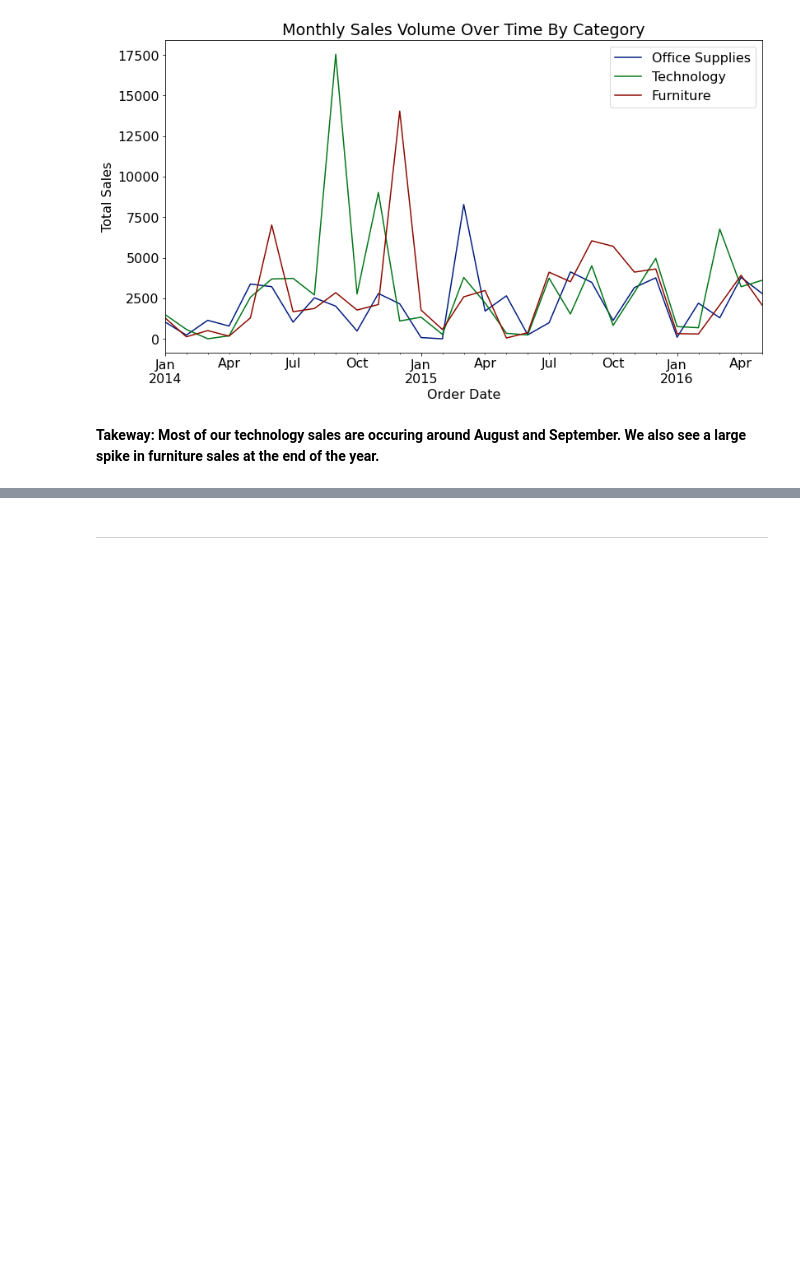
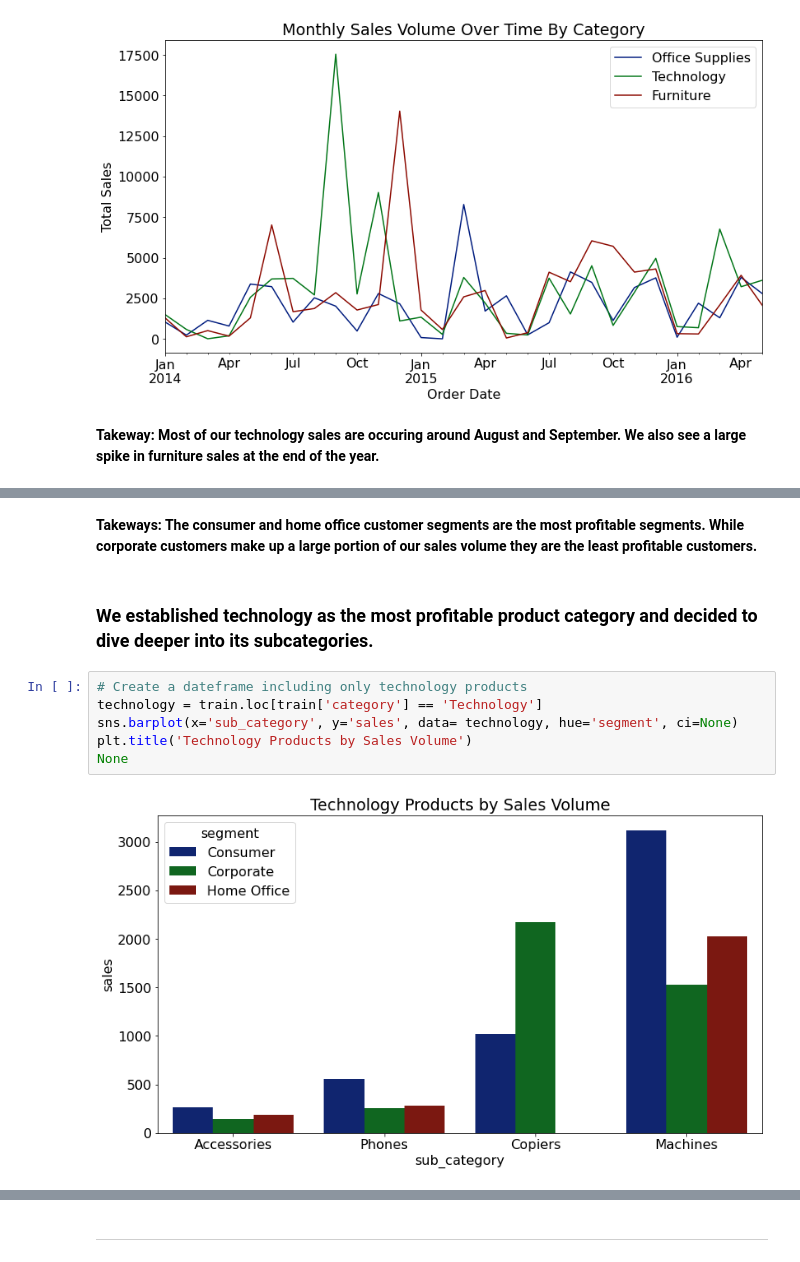
Before and after one commit to Kristofer-Rivera-and-Oliver-Ton/time_series_project, a Jupyter notebook: superstore_final.ipynb, the cells around one changed output, grey strips where cells are left out. Drawn from its saved outputs; the diff is of its cells as text; blank space fills up the shorter version.

```diff
--- a/superstore_final.ipynb
+++ b/superstore_final.ipynb
@@ -128,0 +146,12 @@ Text(0, 0.5, 'Total Sales')
+# %% [markdown]
+**Takeways: The consumer and home office customer segments are the most profitable segments. While corporate customers make up a large portion of our sales volume they are the least profitable customers.**
+# %% [markdown]
+### We established technology as the most profitable product category and decided to dive deeper into its subcategories.
+# %%
+# Create a dateframe including only technology products
+technology = train.loc[train['category'] == 'Technology']
+sns.barplot(x='sub_category', y='sales', data= technology, hue='segment', ci=None)
+plt.title('Technology Products by Sales Volume')
+None
+# %% [output]
+[figure, added]
```
Also changed, not shown: parts of 14 cells of this notebook.
